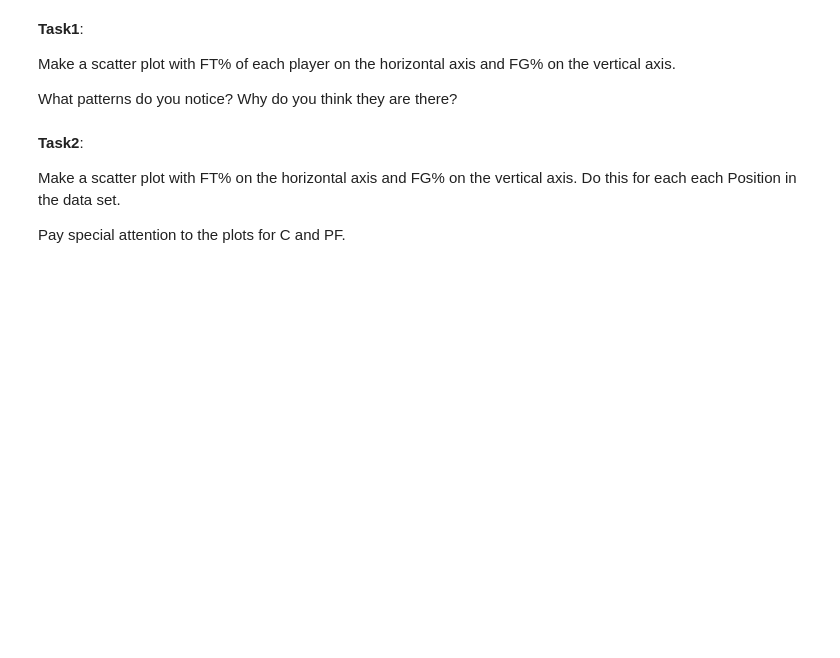
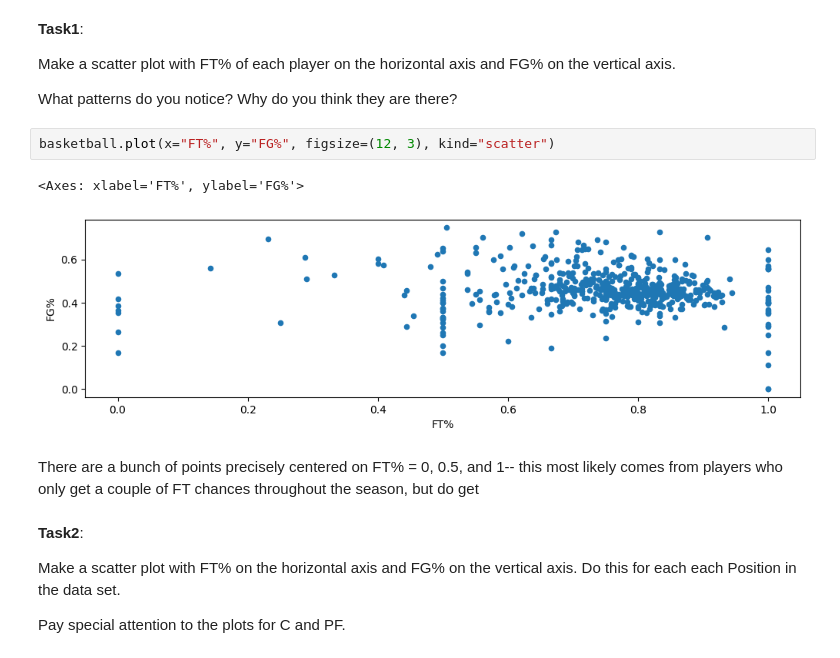
Before and after one commit to frogbysachs/LASA-Data-Science, a Jupyter notebook: Unit5ExercisesSF.ipynb, the cells around one changed output. Cells and saved outputs as stored; diff of their text form; blank space fills up the shorter version.

```diff
--- a/Unit5ExercisesSF.ipynb
+++ b/Unit5ExercisesSF.ipynb
@@ -45,6 +59,13 @@ basketball
 Make a scatter plot with FT% of each player on the horizontal axis and FG% on the vertical axis.
 
 What patterns do you notice? Why do you think they are there?
+# %%
+basketball.plot(x="FT%", y="FG%", figsize=(12, 3), kind="scatter")
+# %% [output]
+<Axes: xlabel='FT%', ylabel='FG%'>
+[figure, added]
+# %% [markdown]
+There are a bunch of points precisely centered on FT% = 0, 0.5, and 1-- this most likely comes from players who only get a couple of FT chances throughout the season, but do get
 # %% [markdown]
 **Task2**:
 
```
Also changed, not shown: parts of 1 cell of this notebook.
